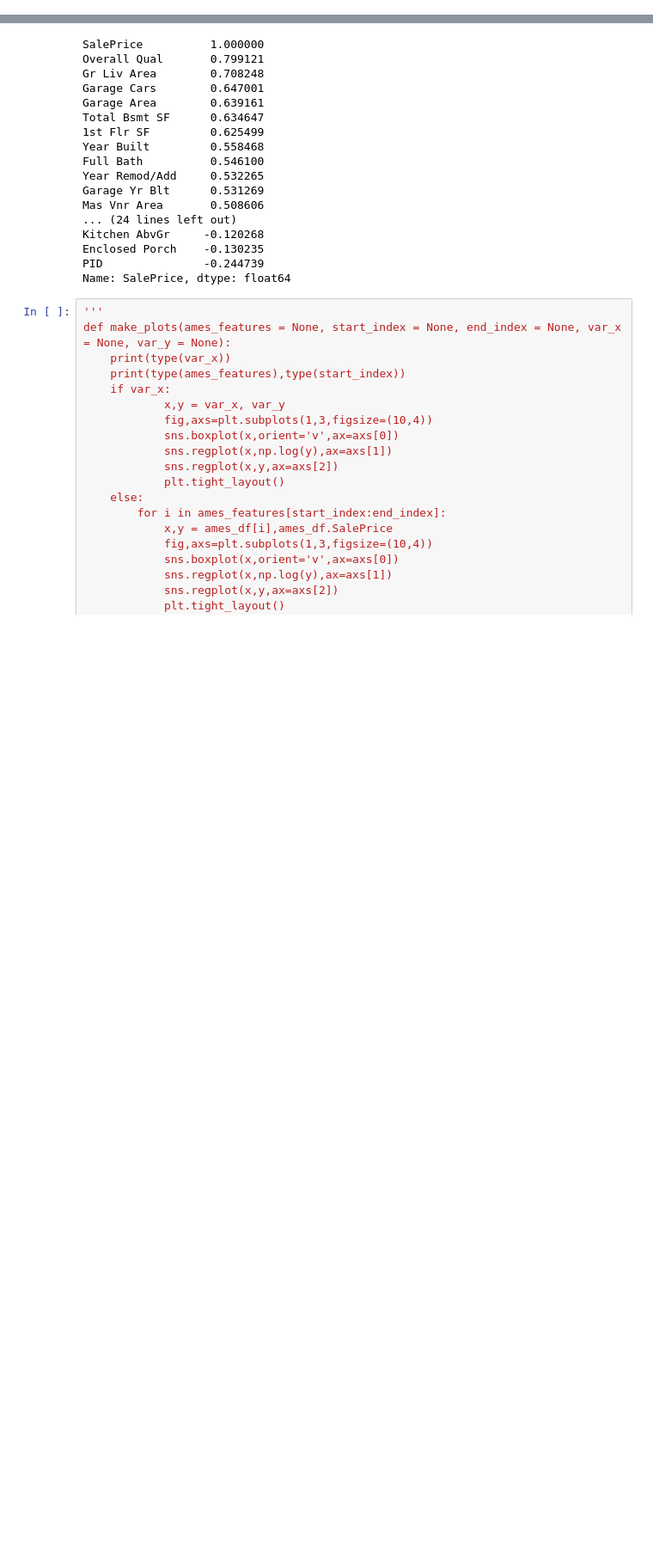
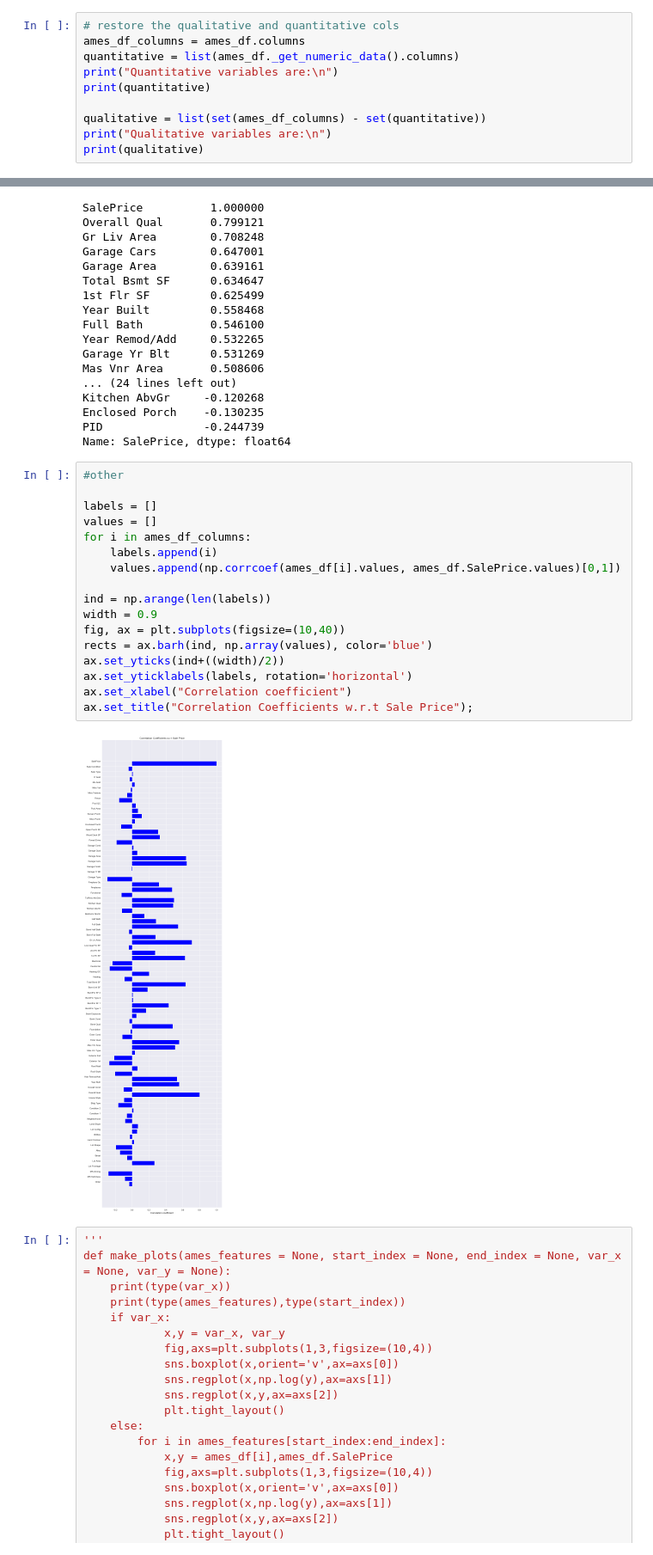
Before and after one commit to chaityacshah/Ames_House_Prices, a Jupyter notebook: notebooks/ames_housing_1.ipynb, the cells around one changed output, grey strips where cells are left out. Shown at 86% size. Saved outputs shown, nothing was run; the diff lists cells and outputs as text; blank space fills up the shorter version.

```diff
--- a/notebooks/ames_housing_1.ipynb
+++ b/notebooks/ames_housing_1.ipynb
@@ -131,0 +236,10 @@ ames_df.shape
+# %%
+# restore the qualitative and quantitative cols
+ames_df_columns = ames_df.columns
+quantitative = list(ames_df._get_numeric_data().columns)
+print("Quantitative variables are:\n")
+print(quantitative)
+
+qualitative = list(set(ames_df_columns) - set(quantitative))
+print("Qualitative variables are:\n")
+print(qualitative)
@@ -312,6 +427,25 @@ Kitchen AbvGr     -0.120268
 Enclosed Porch    -0.130235
 PID               -0.244739
 Name: SalePrice, dtype: float64
+# %%
+#other
+
+labels = []
+values = []
+for i in ames_df_columns:
+    labels.append(i)
+    values.append(np.corrcoef(ames_df[i].values, ames_df.SalePrice.values)[0,1])
+
+ind = np.arange(len(labels))
+width = 0.9
+fig, ax = plt.subplots(figsize=(10,40))
+rects = ax.barh(ind, np.array(values), color='blue')
+ax.set_yticks(ind+((width)/2))
+ax.set_yticklabels(labels, rotation='horizontal')
+ax.set_xlabel("Correlation coefficient")
+ax.set_title("Correlation Coefficients w.r.t Sale Price");
+# %% [output]
+[figure, added]
 # %%
 '''
 def make_plots(ames_features = None, start_index = None, end_index = None, var_x = None, var_y = None):
```
Also changed, not shown: parts of 17 cells of this notebook.
